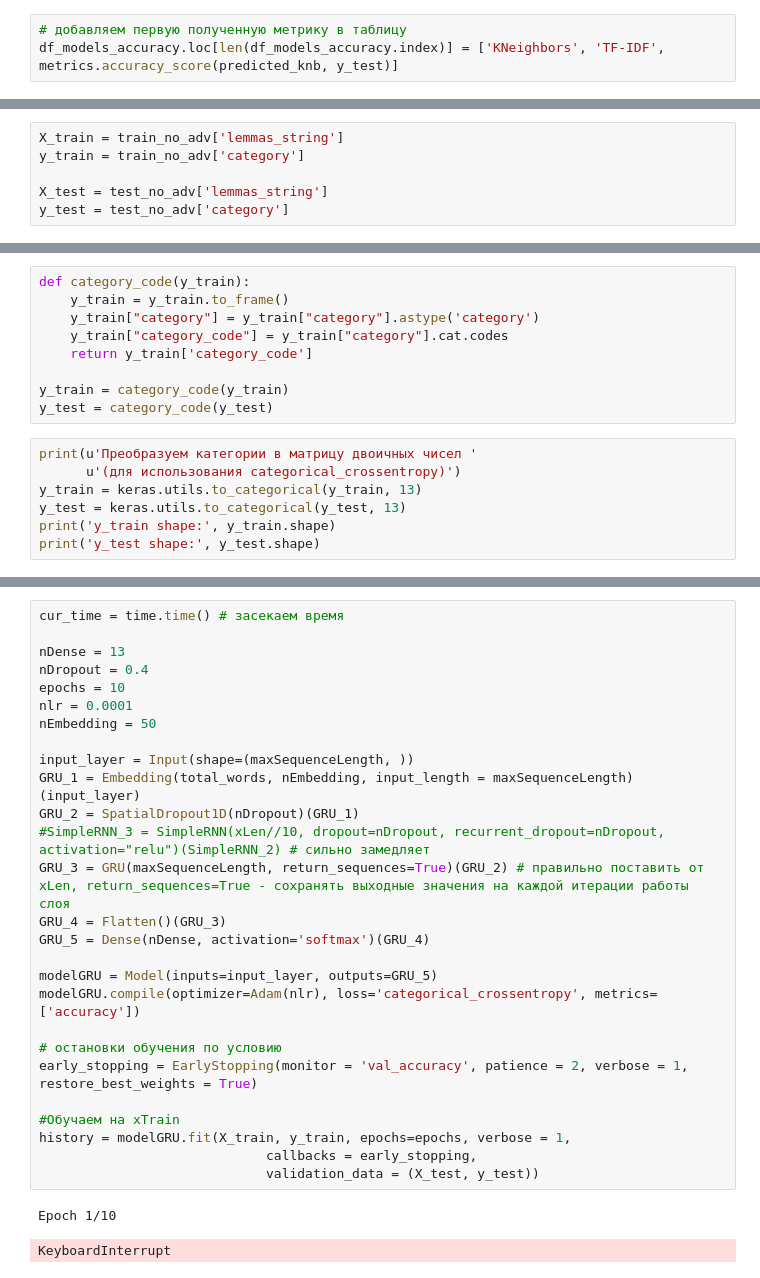
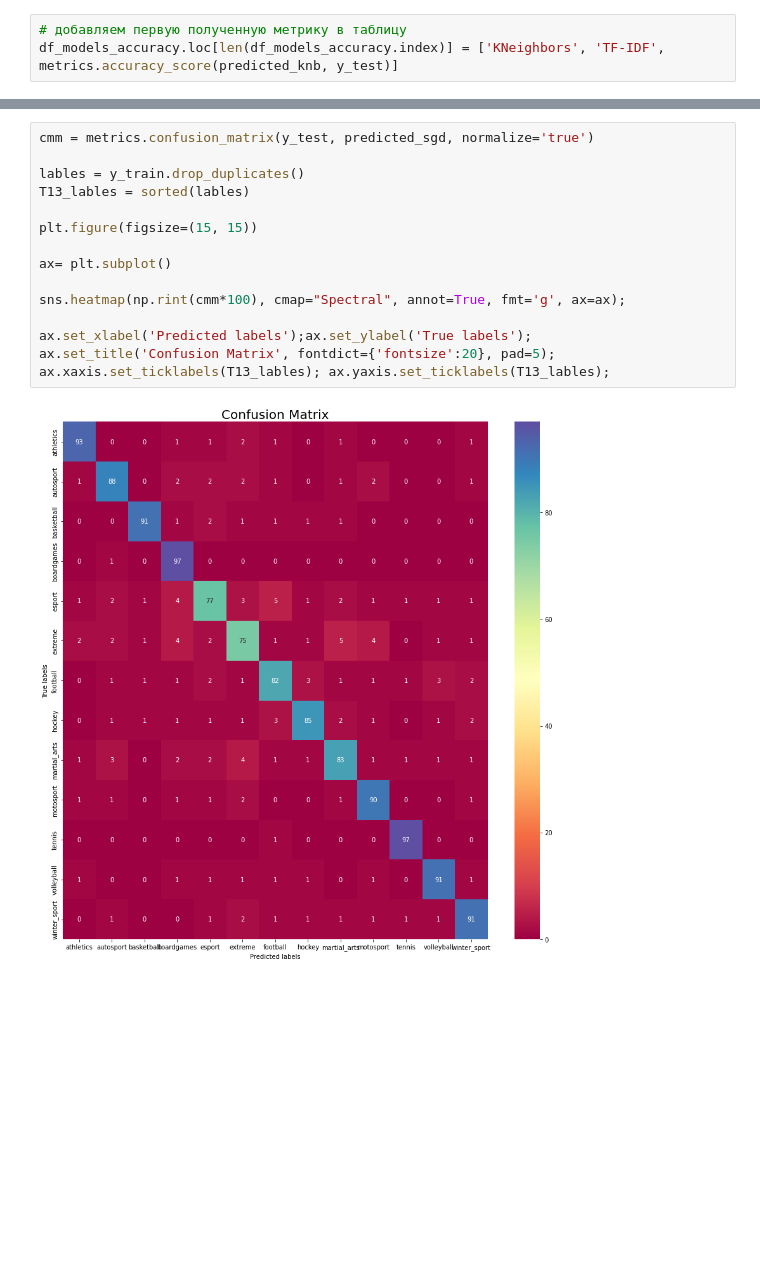
Before and after one commit to Komaso85/vk_sport, a Jupyter notebook: vk_sport.ipynb, the cells around one changed output, grey strips where cells are left out. Cells and saved outputs as stored; diff of their text form; blank space fills up the shorter version.

```diff
--- a/vk_sport.ipynb
+++ b/vk_sport.ipynb
@@ -681,6 +591,0 @@ from IPython.display import display
-# %%
-X_train = train_no_adv['lemmas_string']
-y_train = train_no_adv['category']
-
-X_test = test_no_adv['lemmas_string']
-y_test = test_no_adv['category']
@@ -728,16 +591,0 @@ print('Размерность X_test:', X_test.shape)
-# %%
-def category_code(y_train):
-    y_train = y_train.to_frame()
-    y_train["category"] = y_train["category"].astype('category')
-    y_train["category_code"] = y_train["category"].cat.codes
-    return y_train['category_code']
-
-y_train = category_code(y_train)
-y_test = category_code(y_test)
-# %%
-print(u'Преобразуем категории в матрицу двоичных чисел '
-      u'(для использования categorical_crossentropy)')
-y_train = keras.utils.to_categorical(y_train, 13)
-y_test = keras.utils.to_categorical(y_test, 13)
-print('y_train shape:', y_train.shape)
-print('y_test shape:', y_test.shape)
@@ -899,30 +592,17 @@ print(u'Оценка точности модели: {}'.format(score[1]))
-# %%
-cur_time = time.time() # засекаем время
-
-nDense = 13
-nDropout = 0.4
-epochs = 10
-nlr = 0.0001
-nEmbedding = 50
-
-input_layer = Input(shape=(maxSequenceLength, ))
-GRU_1 = Embedding(total_words, nEmbedding, input_length = maxSequenceLength)(input_layer)
-GRU_2 = SpatialDropout1D(nDropout)(GRU_1)
-#SimpleRNN_3 = SimpleRNN(xLen//10, dropout=nDropout, recurrent_dropout=nDropout, activation="relu")(SimpleRNN_2) # сильно замедляет
-GRU_3 = GRU(maxSequenceLength, return_sequences=True)(GRU_2) # правильно поставить от xLen, return_sequences=True - сохранять выходные значения на каждой итерации работы слоя
-GRU_4 = Flatten()(GRU_3)
-GRU_5 = Dense(nDense, activation='softmax')(GRU_4)
-
-modelGRU = Model(inputs=input_layer, outputs=GRU_5)
-modelGRU.compile(optimizer=Adam(nlr), loss='categorical_crossentropy', metrics=['accuracy'])
-
-# остановки обучения по условию
-early_stopping = EarlyStopping(monitor = 'val_accuracy', patience = 2, verbose = 1,  restore_best_weights = True)
-
-#Обучаем на xTrain
-history = modelGRU.fit(X_train, y_train, epochs=epochs, verbose = 1,
-                             callbacks = early_stopping,
-                             validation_data = (X_test, y_test))
-# %% [output]
-Epoch 1/10
-KeyboardInterrupt
+# %%
+cmm = metrics.confusion_matrix(y_test, predicted_sgd, normalize='true')
+
+lables = y_train.drop_duplicates()
+T13_lables = sorted(lables)
+
+plt.figure(figsize=(15, 15))
+
+ax= plt.subplot()
+
+sns.heatmap(np.rint(cmm*100), cmap="Spectral", annot=True, fmt='g', ax=ax);
+
+ax.set_xlabel('Predicted labels');ax.set_ylabel('True labels');
+ax.set_title('Confusion Matrix', fontdict={'fontsize':20}, pad=5);
+ax.xaxis.set_ticklabels(T13_lables); ax.yaxis.set_ticklabels(T13_lables);
+# %% [output]
+[figure, added]
```
Also changed, not shown: parts of 80 cells of this notebook.
